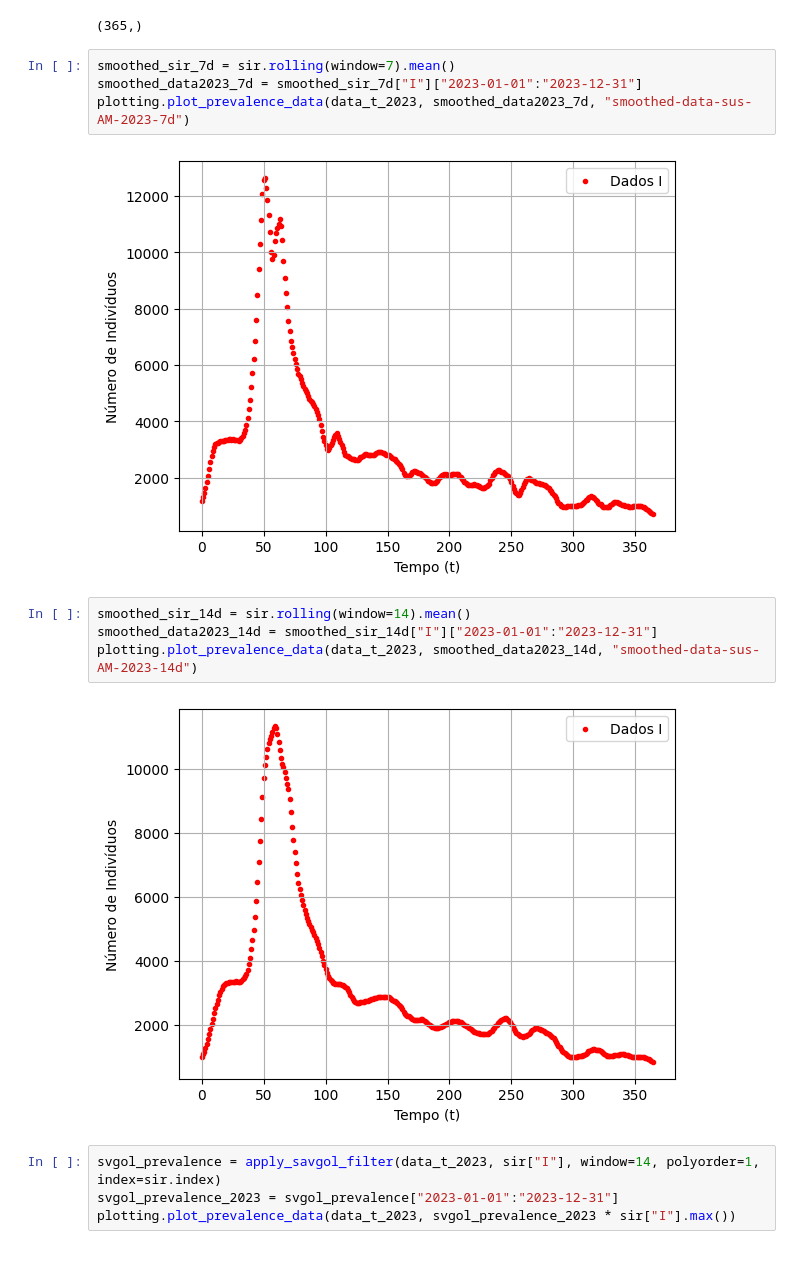
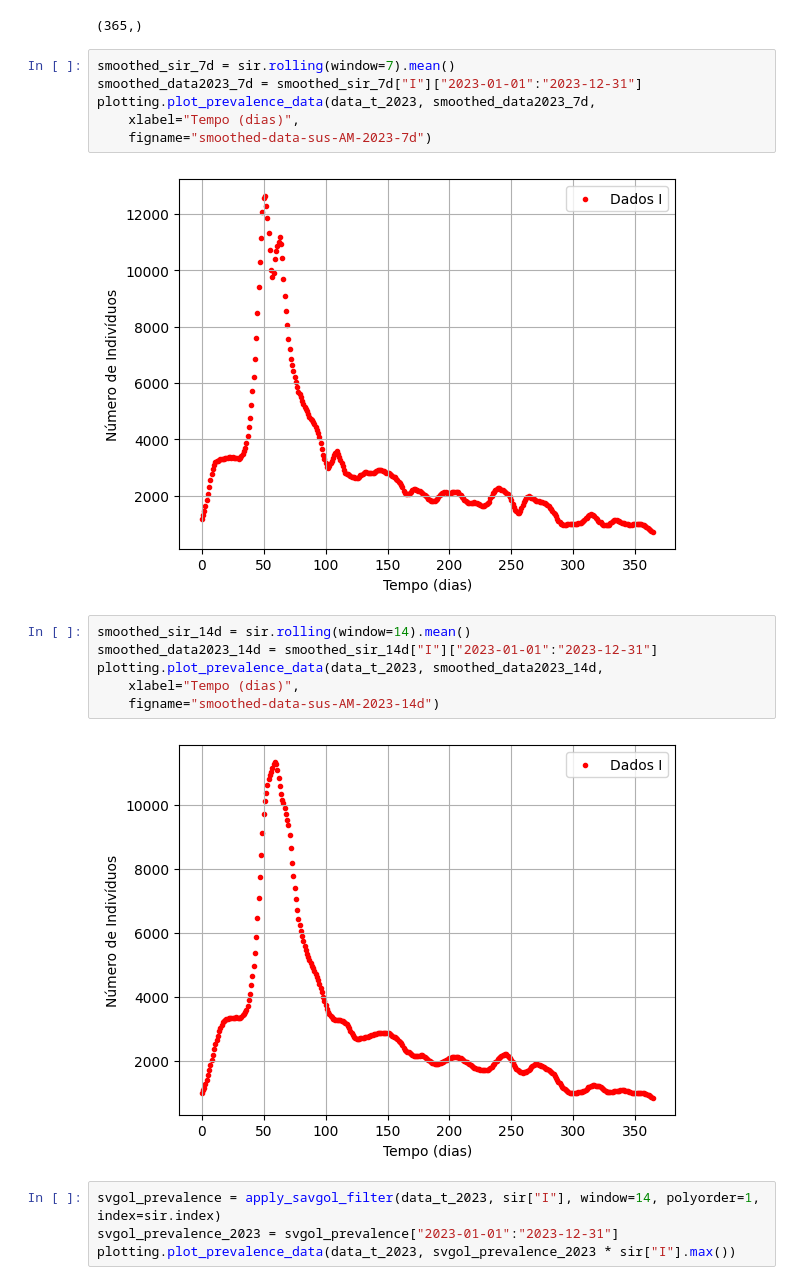
Before and after one commit to ginbar/inverse-cm, a Jupyter notebook: notebooks/data_analysis/DataAnalysisAM.ipynb, the cells around one changed output. Saved outputs shown, nothing was run; the diff lists cells and outputs as text.

```diff
--- a/notebooks/data_analysis/DataAnalysisAM.ipynb
+++ b/notebooks/data_analysis/DataAnalysisAM.ipynb
@@ -118,15 +120,19 @@ data_t_2023.shape
 # %%
 smoothed_sir_7d = sir.rolling(window=7).mean()
 smoothed_data2023_7d = smoothed_sir_7d["I"]["2023-01-01":"2023-12-31"]
-plotting.plot_prevalence_data(data_t_2023, smoothed_data2023_7d, "smoothed-data-sus-AM-2023-7d")
+plotting.plot_prevalence_data(data_t_2023, smoothed_data2023_7d,
+    xlabel="Tempo (dias)",
+    figname="smoothed-data-sus-AM-2023-7d")
 # %% [output]
-[figure, old version]
+[figure, new version]
 # %%
 smoothed_sir_14d = sir.rolling(window=14).mean()
 smoothed_data2023_14d = smoothed_sir_14d["I"]["2023-01-01":"2023-12-31"]
-plotting.plot_prevalence_data(data_t_2023, smoothed_data2023_14d, "smoothed-data-sus-AM-2023-14d")
+plotting.plot_prevalence_data(data_t_2023, smoothed_data2023_14d,
+    xlabel="Tempo (dias)",
+    figname="smoothed-data-sus-AM-2023-14d")
 # %% [output]
-[figure, old version]
+[figure, new version]
 # %%
 svgol_prevalence = apply_savgol_filter(data_t_2023, sir["I"], window=14, polyorder=1, index=sir.index)
 svgol_prevalence_2023 = svgol_prevalence["2023-01-01":"2023-12-31"]
```
Also changed, not shown: parts of 2 cells of this notebook, 20 other files.
